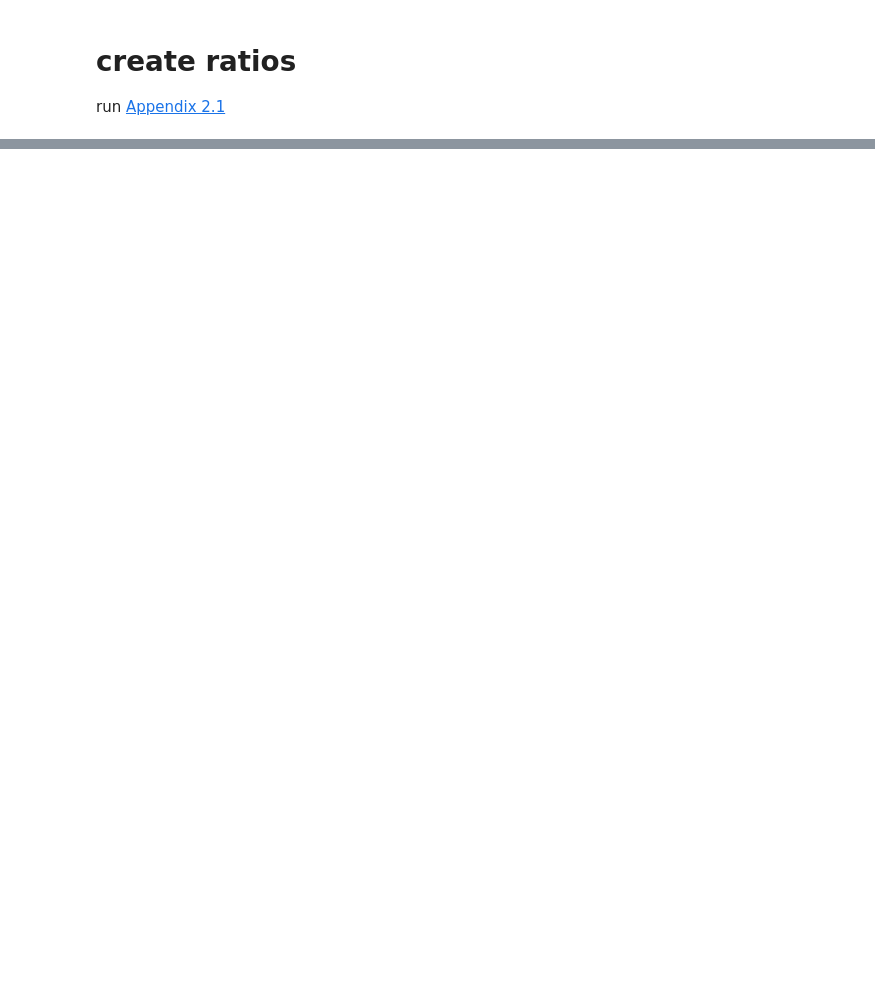
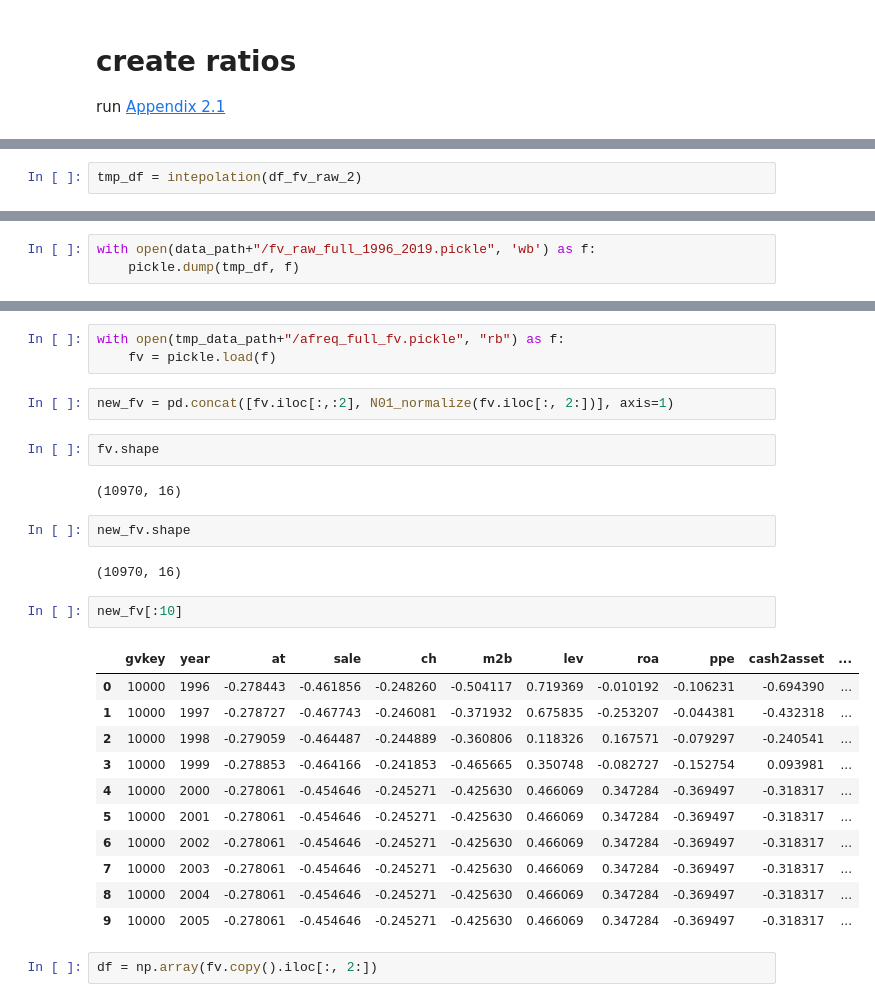
Before and after one commit to dayuyang1999/Merger_Acquisition_Data, a Jupyter notebook: Master_2_financial_var.ipynb, the cells around one changed output, grey strips where cells are left out. Saved outputs shown, nothing was run; the diff lists cells and outputs as text; blank space fills up the shorter version.

```diff
--- a/Master_2_financial_var.ipynb
+++ b/Master_2_financial_var.ipynb
@@ -24,0 +97,2 @@ sdc_df = pd.read_pickle(tmp_data_path+'/merged_analysable.pickle')
+# %%
+tmp_df = intepolation(df_fv_raw_2)
@@ -24,0 +134,3 @@ sdc_df = pd.read_pickle(tmp_data_path+'/merged_analysable.pickle')
+# %%
+with open(data_path+"/fv_raw_full_1996_2019.pickle", 'wb') as f:
+    pickle.dump(tmp_df, f)
@@ -37,0 +201,29 @@ array(['10000', '100004', '100011', ..., '9988', '9993', '9999'],
+# %%
+with open(tmp_data_path+"/afreq_full_fv.pickle", "rb") as f:
+    fv = pickle.load(f)
+# %%
+new_fv = pd.concat([fv.iloc[:,:2], N01_normalize(fv.iloc[:, 2:])], axis=1)
+# %%
+fv.shape
+# %% [output]
+(10970, 16)
+# %%
+new_fv.shape
+# %% [output]
+(10970, 16)
+# %%
+new_fv[:10]
+# %% [output]
+|  | gvkey | year | at | sale | ch | m2b | lev | roa | ppe | cash2asset | ... |
+| 0 | 10000 | 1996 | -0.278443 | -0.461856 | -0.248260 | -0.504117 | 0.719369 | -0.010192 | -0.106231 | -0.694390 | ... |
+| 1 | 10000 | 1997 | -0.278727 | -0.467743 | -0.246081 | -0.371932 | 0.675835 | -0.253207 | -0.044381 | -0.432318 | ... |
+| 2 | 10000 | 1998 | -0.279059 | -0.464487 | -0.244889 | -0.360806 | 0.118326 | 0.167571 | -0.079297 | -0.240541 | ... |
+| 3 | 10000 | 1999 | -0.278853 | -0.464166 | -0.241853 | -0.465665 | 0.350748 | -0.082727 | -0.152754 | 0.093981 | ... |
+| 4 | 10000 | 2000 | -0.278061 | -0.454646 | -0.245271 | -0.425630 | 0.466069 | 0.347284 | -0.369497 | -0.318317 | ... |
+| 5 | 10000 | 2001 | -0.278061 | -0.454646 | -0.245271 | -0.425630 | 0.466069 | 0.347284 | -0.369497 | -0.318317 | ... |
+| 6 | 10000 | 2002 | -0.278061 | -0.454646 | -0.245271 | -0.425630 | 0.466069 | 0.347284 | -0.369497 | -0.318317 | ... |
+| 7 | 10000 | 2003 | -0.278061 | -0.454646 | -0.245271 | -0.425630 | 0.466069 | 0.347284 | -0.369497 | -0.318317 | ... |
+| 8 | 10000 | 2004 | -0.278061 | -0.454646 | -0.245271 | -0.425630 | 0.466069 | 0.347284 | -0.369497 | -0.318317 | ... |
+| 9 | 10000 | 2005 | -0.278061 | -0.454646 | -0.245271 | -0.425630 | 0.466069 | 0.347284 | -0.369497 | -0.318317 | ... |
+# %%
+df = np.array(fv.copy().iloc[:, 2:])
```
Also changed, not shown: parts of 23 cells of this notebook, 17 other files.
